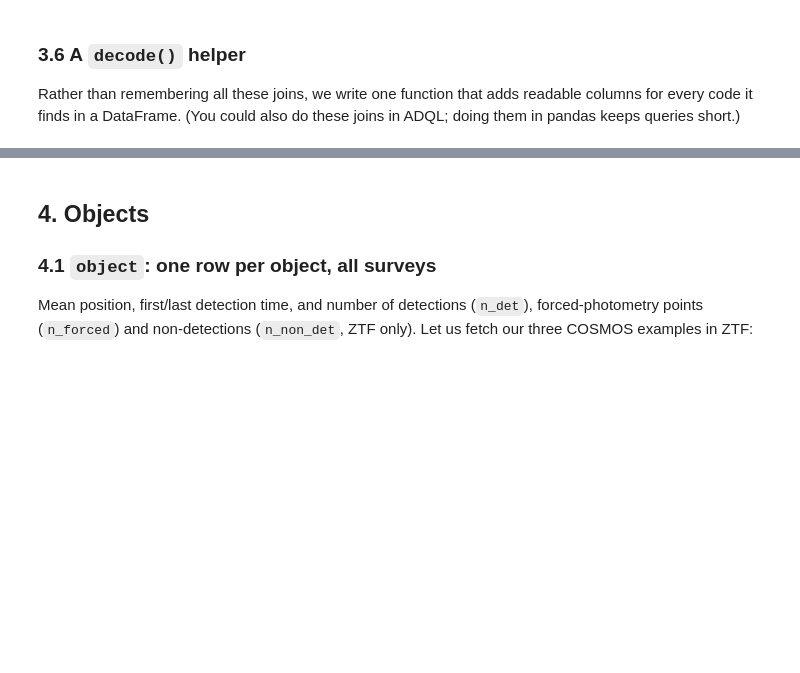
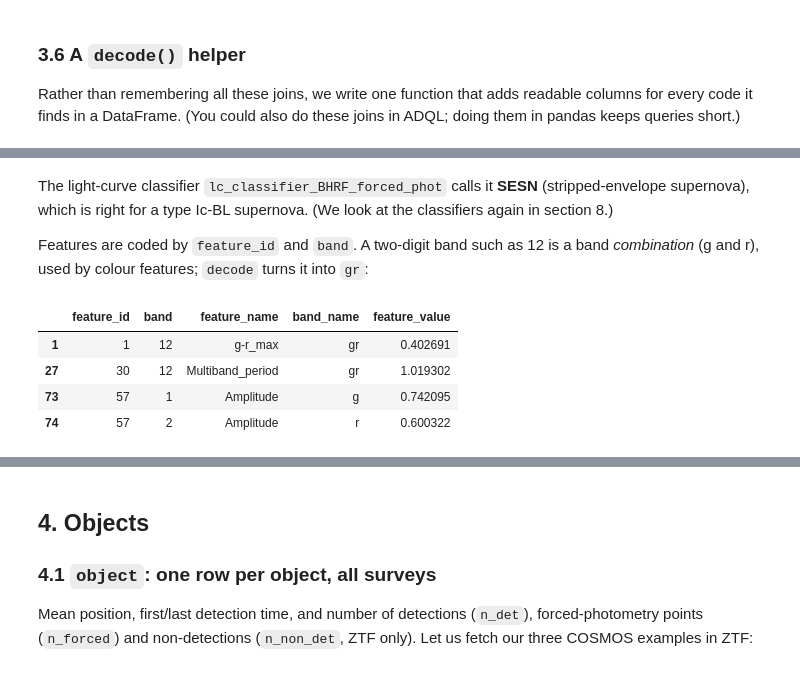
Before and after one commit to fforster/alerce-iucaa-2026, a Jupyter notebook: 01_multisurvey_database.ipynb, the cells around one changed output, grey strips where cells are left out. Cells and saved outputs as stored; diff of their text form; code cells hidden in the pictures; blank space fills up the shorter version.

```diff
--- a/01_multisurvey_database.ipynb
+++ b/01_multisurvey_database.ipynb
@@ -340,0 +372,17 @@ def decode(df):
+# %% [markdown]
+The light-curve classifier `lc_classifier_BHRF_forced_phot` calls it **SESN** (stripped-envelope supernova), which
+is right for a type Ic-BL supernova. (We look at the classifiers again in section 8.)
+
+Features are coded by `feature_id` and `band`. A two-digit band such as 12 is a band *combination* (g and r), used
+by colour features; `decode` turns it into `gr`:
+# %%
+feats = decode(tap_query(f"SELECT oid, sid, feature_id, band, feature_value FROM alerce_tap.feature "
+                         f"WHERE oid = {sn_oid} AND sid = 0"))
+feats[feats.feature_name.isin(["Amplitude", "g-r_max", "Multiband_period"])][
+    ["feature_id", "band", "feature_name", "band_name", "feature_value"]]
+# %% [output]
+|  | feature_id | band | feature_name | band_name | feature_value |
+| 1 | 1 | 12 | g-r_max | gr | 0.402691 |
+| 27 | 30 | 12 | Multiband_period | gr | 1.019302 |
+| 73 | 57 | 1 | Amplitude | g | 0.742095 |
+| 74 | 57 | 2 | Amplitude | r | 0.600322 |
```
Also changed, not shown: parts of 8 cells of this notebook, 1 other file.
